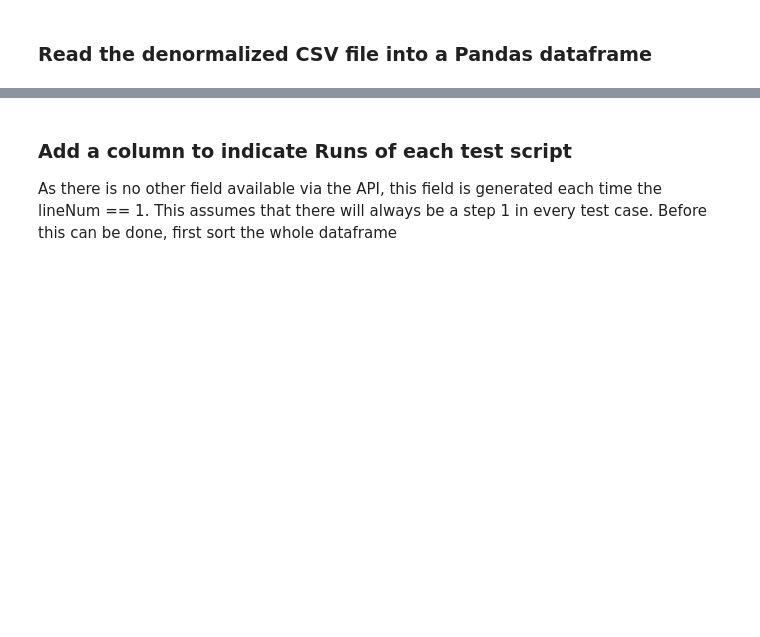
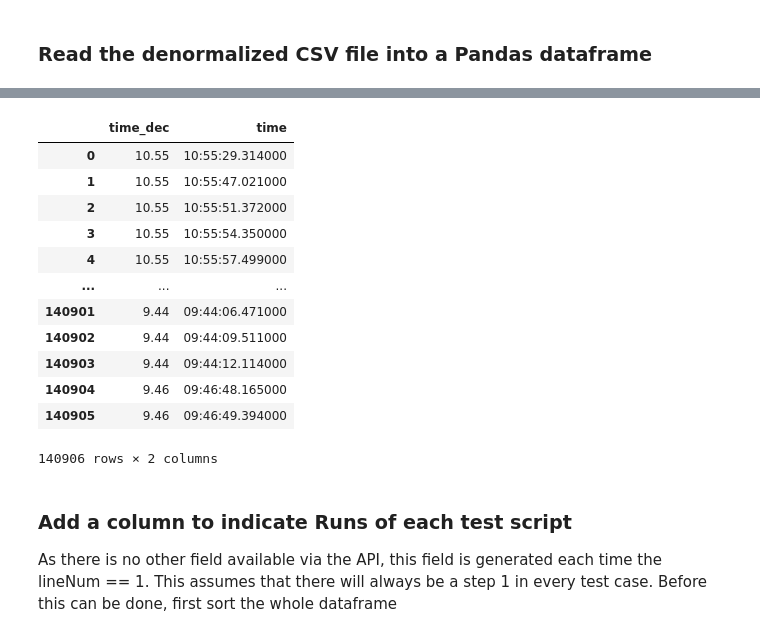
Before and after one commit to Lodewikus/CCBA_IPT, a Jupyter notebook: extract_EA_history.ipynb, the cells around one changed output, grey strips where cells are left out. Cells and saved outputs as stored; diff of their text form; code cells hidden in the pictures; blank space fills up the shorter version.

```diff
--- a/extract_EA_history.ipynb
+++ b/extract_EA_history.ipynb
@@ -213,3 +219,5 @@ df['date'] = pd.to_datetime(df['date'])
 # %%
-df['startTime'] = pd.to_datetime(df['startTime']).dt.time
-df['endTime'] = pd.to_datetime(df['endTime']).dt.time
+# df['startTime'] = pd.to_datetime(df['startTime']).dt.time
+# df['endTime'] = pd.to_datetime(df['endTime']).dt.time
+# %%
+df['time'] = pd.to_datetime(df['startTime']).dt.time
@@ -216,11 +239,24 @@ df['endTime'] = pd.to_datetime(df['endTime']).dt.time
 # %%
-df['time'] = df['startTime'].astype(str)
-df['time'] = df['time'].str[0:5]
-df['time'] = df['time'].str.replace(':','.')
-df['time'] = df['time'].astype(float)#
+df['time_dec'] = df['time'].astype(str)
+df['time_dec'] = df['time_dec'].str[:5]
+df['time_dec'] = df['time_dec'].str.replace(':','.')
+df['time_dec'] = df['time_dec'].astype(float)
-# %%
-# Filter out all history from before the first run
-df = df.query("date > '2023-01-18'").copy()
+# %%
+df[['time_dec','time']]
+# %% [output]
+|  | time_dec | time |
+| 0 | 10.55 | 10:55:29.314000 |
+| 1 | 10.55 | 10:55:47.021000 |
+| 2 | 10.55 | 10:55:51.372000 |
+| 3 | 10.55 | 10:55:54.350000 |
+| 4 | 10.55 | 10:55:57.499000 |
+| ... | ... | ... |
+| 140901 | 9.44 | 09:44:06.471000 |
+| 140902 | 9.44 | 09:44:09.511000 |
+| 140903 | 9.44 | 09:44:12.114000 |
+| 140904 | 9.46 | 09:46:48.165000 |
+| 140905 | 9.46 | 09:46:49.394000 |
+140906 rows × 2 columns
 # %% [markdown]
 ### Add a column to indicate Runs of each test script
 As there is no other field available via the API, this field is generated each time the lineNum == 1.  This assumes that there will always be a step 1 in every test case.
```
Also changed, not shown: parts of 27 cells of this notebook, 3 other files.
